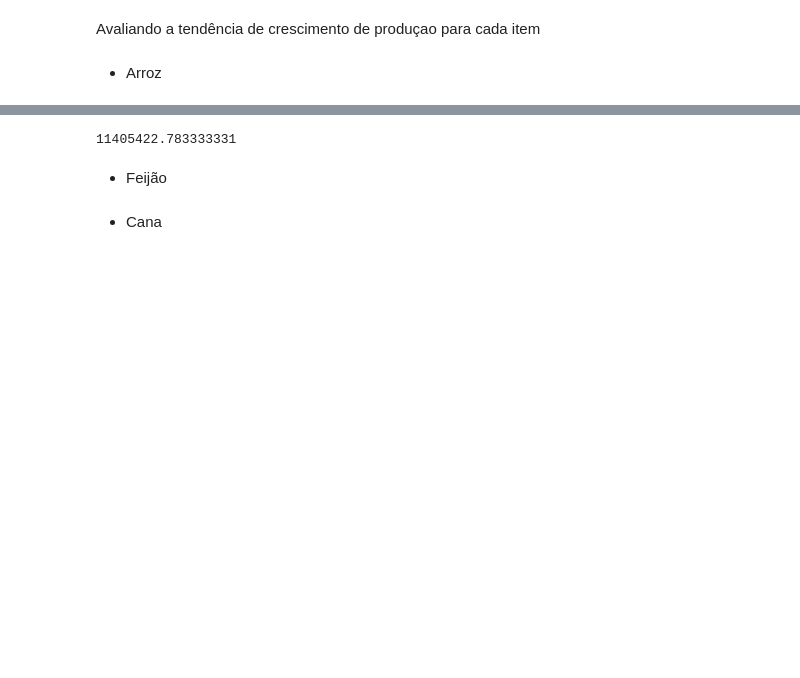
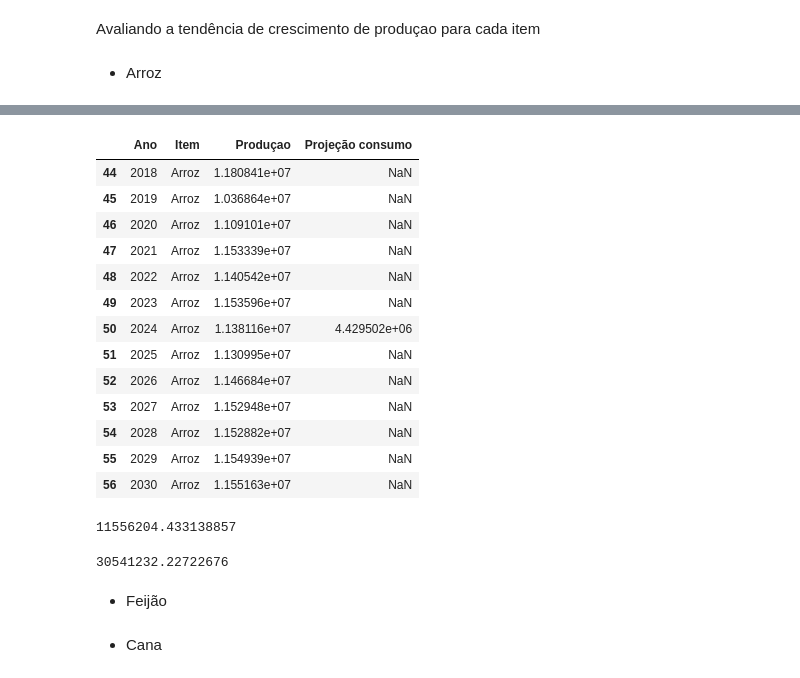
Before and after one commit to O-PY-THA-ON/dcc---fellowship-ci-ncia-de-dados, a Jupyter notebook: regressao_pam.ipynb, the cells around one changed output, grey strips where cells are left out. Cells and saved outputs as stored; diff of their text form; code cells hidden in the pictures; blank space fills up the shorter version.

```diff
--- a/regressao_pam.ipynb
+++ b/regressao_pam.ipynb
@@ -39,3 +39,5 @@ df_trigo=producao[producao['Item']=='Trigo (em grão)']
 Avaliando a tendência de crescimento de produçao para cada item
 # %% [markdown]
 * Arroz
+# %%
+df_arroz = pd.read_excel('C:\dcc-fellowship-ciencia-de-dados\df_arroz.xlsx')
@@ -44,0 +60,2 @@ fig.update_layout(template = 'plotly_white')
+# %%
+df_arroz_demanda = df_arroz[df_arroz['Ano'] >= 2018]
@@ -45,14 +79,35 @@ fig.update_layout(template = 'plotly_white')
+# %%
+df_arroz_demanda
+# %% [output]
+|  | Ano | Item | Produçao | Projeção consumo |
+| 44 | 2018 | Arroz | 1.180841e+07 | NaN |
+| 45 | 2019 | Arroz | 1.036864e+07 | NaN |
+| 46 | 2020 | Arroz | 1.109101e+07 | NaN |
+| 47 | 2021 | Arroz | 1.153339e+07 | NaN |
+| 48 | 2022 | Arroz | 1.140542e+07 | NaN |
+| 49 | 2023 | Arroz | 1.153596e+07 | NaN |
+| 50 | 2024 | Arroz | 1.138116e+07 | 4.429502e+06 |
+| 51 | 2025 | Arroz | 1.130995e+07 | NaN |
+| 52 | 2026 | Arroz | 1.146684e+07 | NaN |
+| 53 | 2027 | Arroz | 1.152948e+07 | NaN |
+| 54 | 2028 | Arroz | 1.152882e+07 | NaN |
+| 55 | 2029 | Arroz | 1.154939e+07 | NaN |
+| 56 | 2030 | Arroz | 1.155163e+07 | NaN |
 # %%
 media_2015_2020 = df_arroz.loc[df_arroz.Ano >= 2015].Produçao.mean()
 ##+ 90688.1 Lembrar a regressão é B0 + B1*X
 
 producao_arroz_2021 = media_2015_2020 + 1 * 90688.1
+# %%
+producao_arroz_2021
+# %% [output]
+11556204.433138857
 # %%
 media_2016_2021 = (df_arroz.loc[df_arroz.Ano >= 2016].Produçao.sum() + producao_arroz_2021)/6
 producao_arroz_2022 = media_2016_2021 + 1 * 90688.1
 producao_arroz_2022
 # %% [output]
-11405422.783333331
+30541232.22722676
 # %% [markdown]
 * Feijão
 # %%
```
Also changed, not shown: parts of 8 cells of this notebook, 7 other files.
